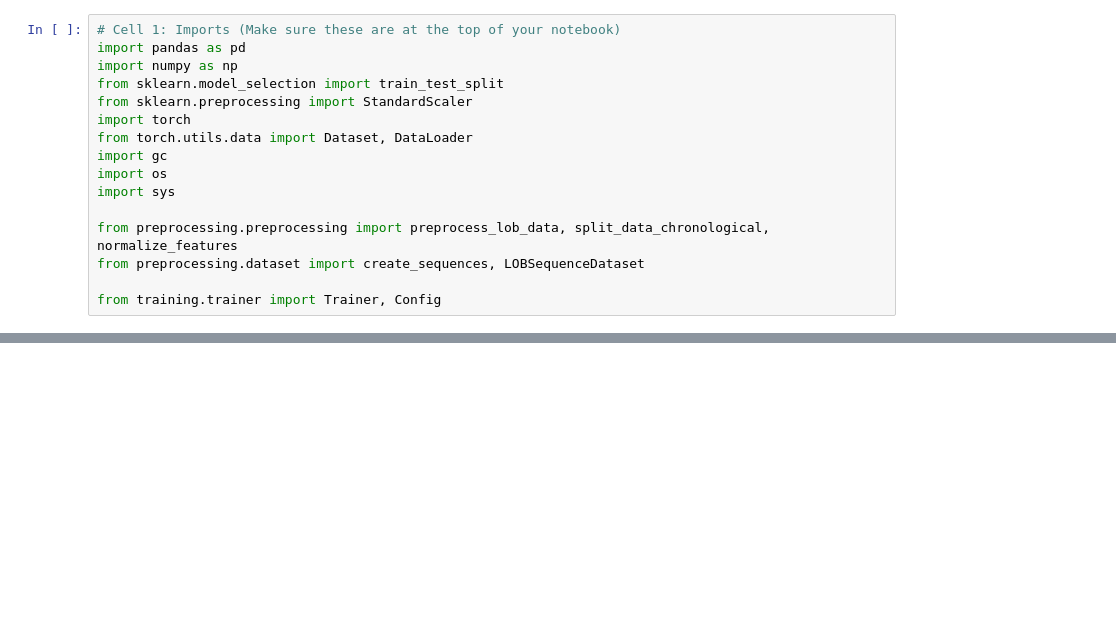
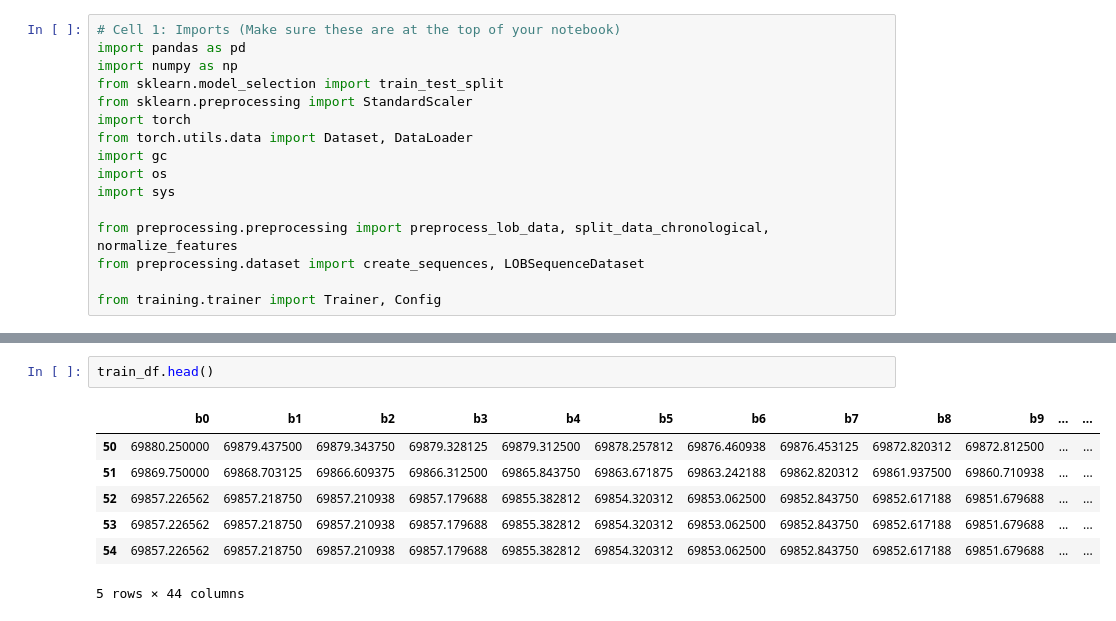
Before and after one commit to Dylan-Parker/crytpo_DLOB, a Jupyter notebook: notebooks/basic_pipeline.ipynb, the cells around one changed output, grey strips where cells are left out. Saved outputs shown, nothing was run; the diff lists cells and outputs as text; blank space fills up the shorter version.

```diff
--- a/notebooks/basic_pipeline.ipynb
+++ b/notebooks/basic_pipeline.ipynb
@@ -125,3 +104,13 @@ Data Split: Train=511681, Val=109646, Test=109646
+# %%
+train_df.head()
+# %% [output]
+|  | b0 | b1 | b2 | b3 | b4 | b5 | b6 | b7 | b8 | b9 | ... | ... |
+| 50 | 69880.250000 | 69879.437500 | 69879.343750 | 69879.328125 | 69879.312500 | 69878.257812 | 69876.460938 | 69876.453125 | 69872.820312 | 69872.812500 | ... | ... |
+| 51 | 69869.750000 | 69868.703125 | 69866.609375 | 69866.312500 | 69865.843750 | 69863.671875 | 69863.242188 | 69862.820312 | 69861.937500 | 69860.710938 | ... | ... |
+| 52 | 69857.226562 | 69857.218750 | 69857.210938 | 69857.179688 | 69855.382812 | 69854.320312 | 69853.062500 | 69852.843750 | 69852.617188 | 69851.679688 | ... | ... |
+| 53 | 69857.226562 | 69857.218750 | 69857.210938 | 69857.179688 | 69855.382812 | 69854.320312 | 69853.062500 | 69852.843750 | 69852.617188 | 69851.679688 | ... | ... |
+| 54 | 69857.226562 | 69857.218750 | 69857.210938 | 69857.179688 | 69855.382812 | 69854.320312 | 69853.062500 | 69852.843750 | 69852.617188 | 69851.679688 | ... | ... |
+5 rows × 44 columns
 # %%
 # --- 3. Normalize Features ---
 
```
Also changed, not shown: parts of 21 cells of this notebook, 6 other files.
